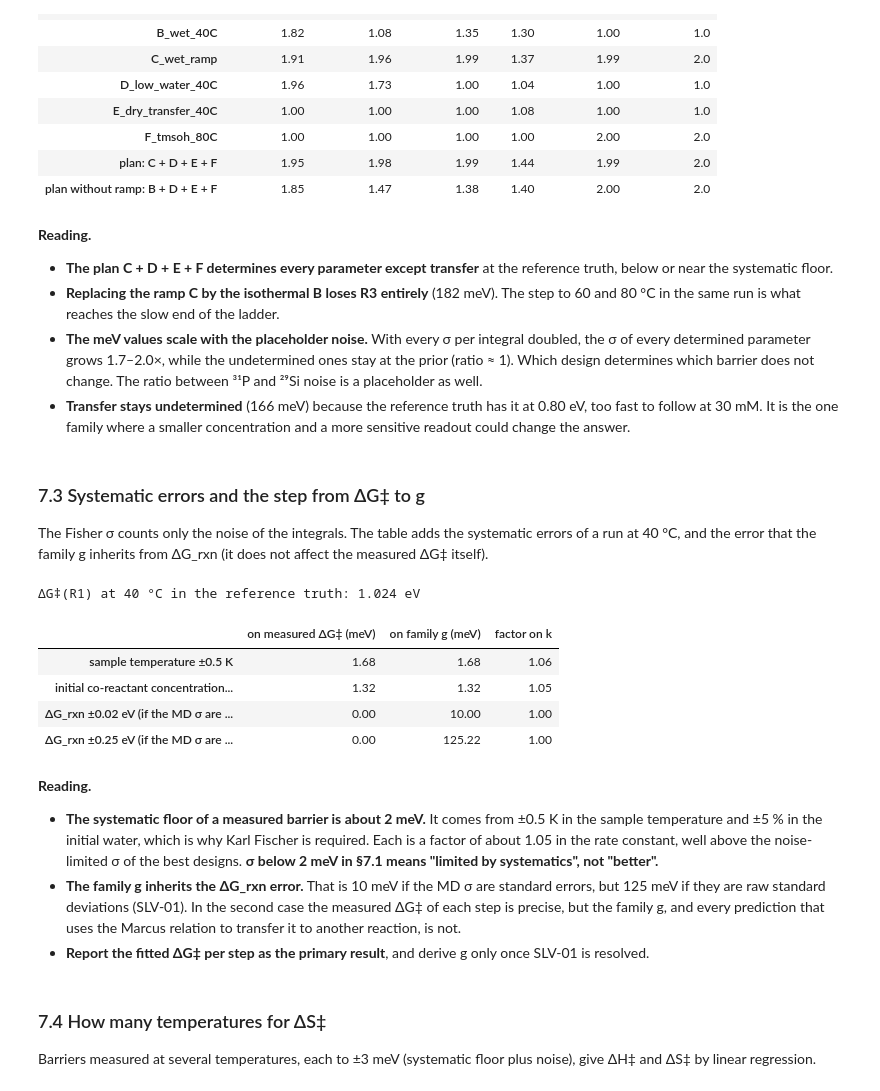
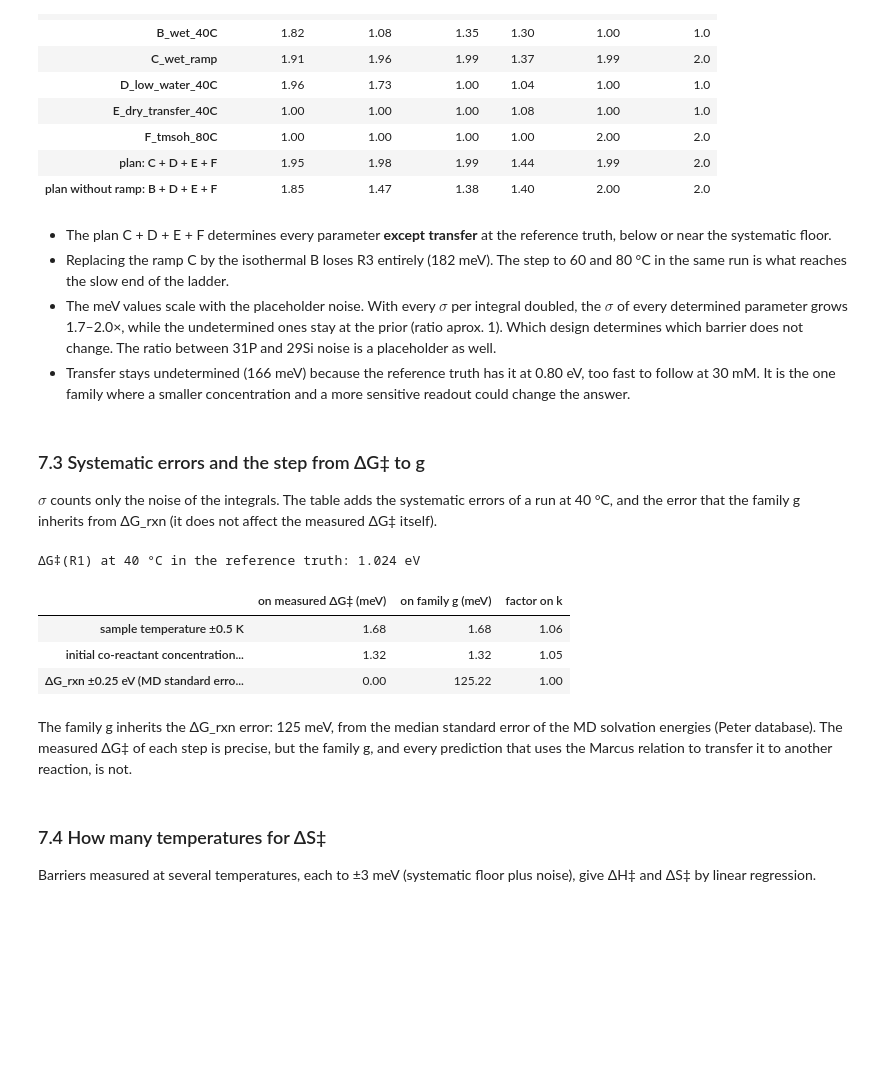
Before and after one commit to yralcaraz/atom-to-reactor, a Jupyter notebook: notebooks/03_experiment_plan.ipynb, the cells around one changed output. Drawn from its saved outputs; the diff is of its cells as text; code cells hidden in the pictures; blank space fills up the shorter version.

```diff
--- a/notebooks/03_experiment_plan.ipynb
+++ b/notebooks/03_experiment_plan.ipynb
@@ -867,36 +863,30 @@ noise_ratio.round(2).rename_axis(columns='σ(noise × 2) / σ(noise × 1)')
 | plan: C + D + E + F | 1.95 | 1.98 | 1.99 | 1.44 | 1.99 | 2.0 |
 | plan without ramp: B + D + E + F | 1.85 | 1.47 | 1.38 | 1.40 | 2.00 | 2.0 |
 # %% [markdown]
-**Reading.**
-- **The plan C + D + E + F determines every parameter except transfer** at the reference truth, below or near the systematic floor.
-- **Replacing the ramp C by the isothermal B loses R3 entirely** (182 meV). The step to 60 and 80 °C in the same run is what reaches the slow end of the ladder.
-- **The meV values scale with the placeholder noise.** With every σ per integral doubled, the σ of every determined parameter grows 1.7–2.0×, while the undetermined ones stay at the prior (ratio ≈ 1). Which design determines which barrier does not change. The ratio between ³¹P and ²⁹Si noise is a placeholder as well.
-- **Transfer stays undetermined** (166 meV) because the reference truth has it at 0.80 eV, too fast to follow at 30 mM. It is the one family where a smaller concentration and a more sensitive readout could change the answer.
+- The plan C + D + E + F determines every parameter **except transfer** at the reference truth, below or near the systematic floor.
+- Replacing the ramp C by the isothermal B loses R3 entirely (182 meV). The step to 60 and 80 °C in the same run is what reaches the slow end of the ladder.
+- The meV values scale with the placeholder noise. With every $\sigma$ per integral doubled, the $\sigma$ of every determined parameter grows 1.7–2.0×, while the undetermined ones stay at the prior (ratio aprox. 1). Which design determines which barrier does not change. The ratio between 31P and 29Si noise is a placeholder as well.
+- Transfer stays undetermined (166 meV) because the reference truth has it at 0.80 eV, too fast to follow at 30 mM. It is the one family where a smaller concentration and a more sensitive readout could change the answer.
 # %% [markdown]
 ### 7.3 Systematic errors and the step from ΔG‡ to g
 
-The Fisher σ counts only the noise of the integrals. The table adds the systematic errors of a run at 40 °C, and the error that the family g inherits from ΔG_rxn (it does not affect the measured ΔG‡ itself).
+$\sigma$ counts only the noise of the integrals. The table adds the systematic errors of a run at 40 °C, and the error that the family g inherits from ΔG_rxn (it does not affect the measured ΔG‡ itself).
 # %%
 dG_R1_40C = REFERENCE_TRUTH.calculate_rates(313.15, network=split_network).loc['R1', 'dG_barrier_f_eV']
 sigma_solv = calculate_network_thermo(298.15)['sigma_solv_eV']
 error_budget = calculate_barrier_error_budget(
     dG_R1_40C, 40.0, dT_K=0.5, rel_conc_error=0.05,
-    sigma_dG_rxn_eV={'if the MD σ are standard errors': 0.02,
-                     'if the MD σ are raw stds, network median': float(sigma_solv.median())})
+    sigma_dG_rxn_eV={'MD standard error, network median': float(sigma_solv.median())})
 print(f'ΔG‡(R1) at 40 °C in the reference truth: {dG_R1_40C:.3f} eV')
 error_budget.round(2)
 # %% [output]
 ΔG‡(R1) at 40 °C in the reference truth: 1.024 eV
 |  | on measured ΔG‡ (meV) | on family g (meV) | factor on k |
 | sample temperature ±0.5 K | 1.68 | 1.68 | 1.06 |
 | initial co-reactant concentration... | 1.32 | 1.32 | 1.05 |
-| ΔG_rxn ±0.02 eV (if the MD σ are ... | 0.00 | 10.00 | 1.00 |
-| ΔG_rxn ±0.25 eV (if the MD σ are ... | 0.00 | 125.22 | 1.00 |
+| ΔG_rxn ±0.25 eV (MD standard erro... | 0.00 | 125.22 | 1.00 |
 # %% [markdown]
-**Reading.**
-- **The systematic floor of a measured barrier is about 2 meV.** It comes from ±0.5 K in the sample temperature and ±5 % in the initial water, which is why Karl Fischer is required. Each is a factor of about 1.05 in the rate constant, well above the noise-limited σ of the best designs. **σ below 2 meV in §7.1 means "limited by systematics", not "better".**
-- **The family g inherits the ΔG_rxn error.** That is 10 meV if the MD σ are standard errors, but 125 meV if they are raw standard deviations (SLV-01). In the second case the measured ΔG‡ of each step is precise, but the family g, and every prediction that uses the Marcus relation to transfer it to another reaction, is not.
-- **Report the fitted ΔG‡ per step as the primary result**, and derive g only once SLV-01 is resolved.
+The family g inherits the ΔG_rxn error: 125 meV, from the median standard error of the MD solvation energies (Peter database). The measured ΔG‡ of each step is precise, but the family g, and every prediction that uses the Marcus relation to transfer it to another reaction, is not.
 # %% [markdown]
 ### 7.4 How many temperatures for ΔS‡
 
```
Also changed, not shown: parts of 23 cells of this notebook, 6 other files.
